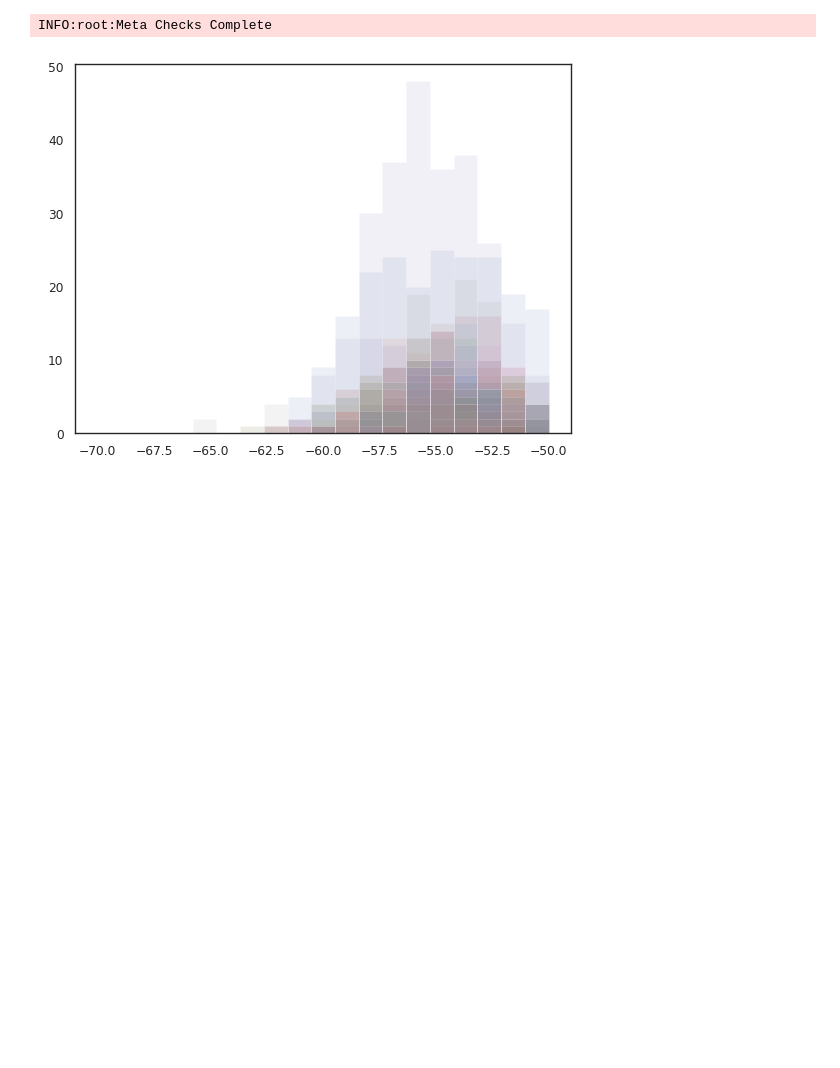
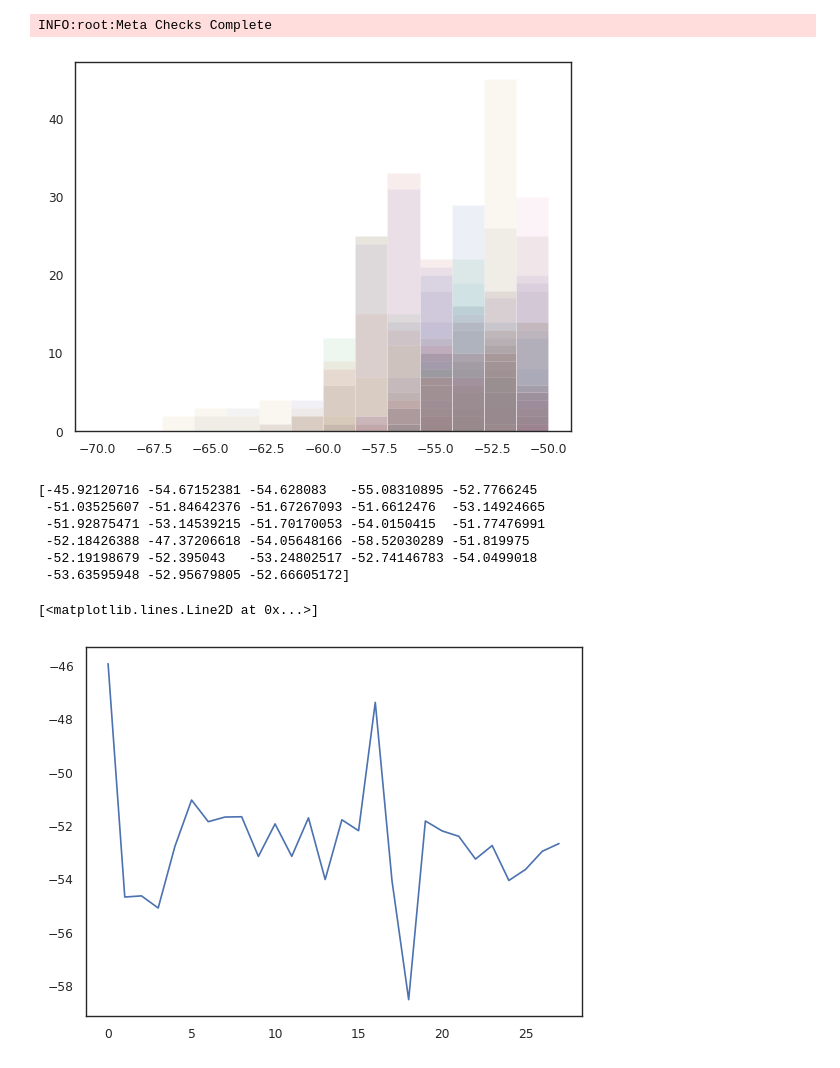
Before and after one commit to virati/DR_SCC, a Jupyter notebook: notebooks/characterizations/variances_nhst.ipynb, the cells around one changed output. Saved outputs shown, nothing was run; the diff lists cells and outputs as text; code cells hidden in the pictures; blank space fills up the shorter version.

Commit message:
added variance plots

```diff
--- a/notebooks/characterizations/variances_nhst.ipynb
+++ b/notebooks/characterizations/variances_nhst.ipynb
@@ -36,21 +36,41 @@ analysis.feat_extract(do_corrections=correct_for_mismatch_compression)
 # %%
 # for a single patient and week, plot the distribution for a single oscillation
 
 weeks = dbo.readout.ClinVect.Phase_List('ephys')
-for pt in ['906']:
+for pt in ['905']:
     pt_stack = {week: [] for week in weeks}
     for week in ['C01']:
         for feature in ['Delta']:
             pt_recordings = [recording for recording in analysis.BRFrame.file_meta if recording['Patient'] == pt]
             for week in weeks:
                 pt_stack[week] = [recording['FeatVect'] for recording in pt_recordings if recording['Phase'] == week]
 
 pt_list = ([[recording['Delta']['Left'] for recording in pt_stack[week]] for week in weeks])
 from itertools import zip_longest
 pt_matrix = np.transpose(list(zip_longest(*pt_list, fillvalue=np.nan)))
+pt_mean = []
+pt_var = []
 for ii in range(28):
-    plt.hist(pt_matrix[ii,:], bins=np.linspace(-70,-50,20),alpha=0.1)
+    plt.hist(pt_matrix[ii,:], bins=np.linspace(-70,-50,15),alpha=0.1)
+    pt_mean.append(np.nanmean(pt_matrix[ii,:]))
+    pt_var.append(np.nanstd(pt_matrix[ii,:]))
 
+pt_mean = np.array(pt_mean)
+pt_var = np.array(pt_var)
 plt.show()
+
+plt.figure()
+plt.plot(pt_mean)
+print(pt_mean)
+
+plt.figure();plt.plot(pt_var)
 # %% [output]
-[figure, old version]
+[figure, new version]
+[-45.92120716 -54.67152381 -54.628083   -55.08310895 -52.7766245
+ -51.03525607 -51.84642376 -51.67267093 -51.6612476  -53.14924665
+ -51.92875471 -53.14539215 -51.70170053 -54.0150415  -51.77476991
+ -52.18426388 -47.37206618 -54.05648166 -58.52030289 -51.819975
+ -52.19198679 -52.395043   -53.24802517 -52.74146783 -54.0499018
+ -53.63595948 -52.95679805 -52.66605172]
+[<matplotlib.lines.Line2D at 0x...>]
+[figure, added]
```
Also changed, not shown: parts of 1 cell of this notebook.
